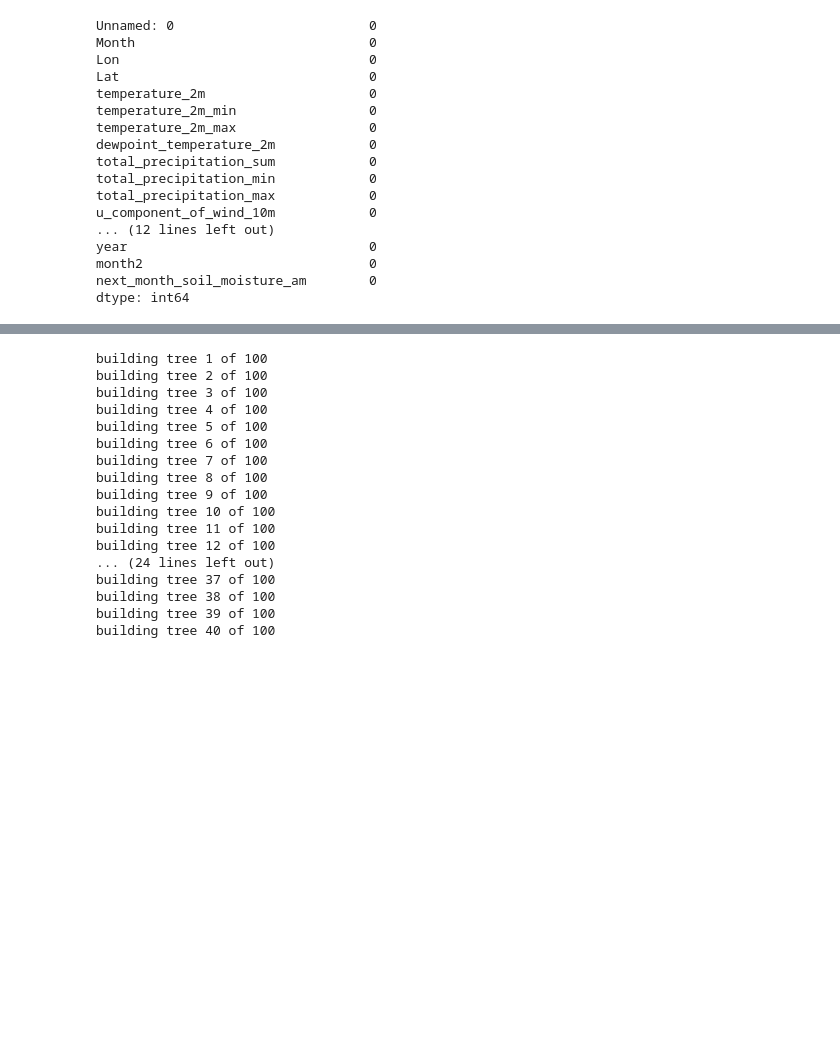
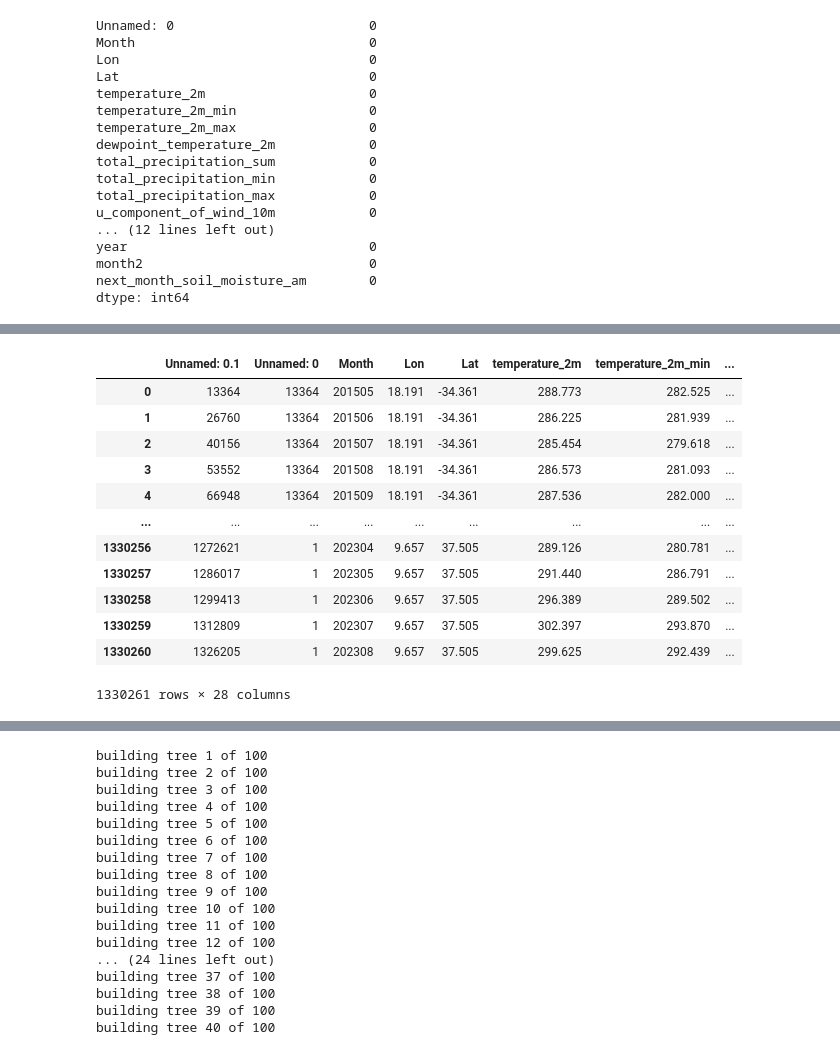
Before and after one commit to RoyZhaoGA/DroughtForecastAI, a Jupyter notebook: DroughtPrediction.ipynb, the cells around one changed output, grey strips where cells are left out. Saved outputs shown, nothing was run; the diff lists cells and outputs as text; code cells hidden in the pictures; blank space fills up the shorter version.

```diff
--- a/DroughtPrediction.ipynb
+++ b/DroughtPrediction.ipynb
@@ -320,0 +321,16 @@ processed_dataset = pd.read_csv("/content/drive/MyDrive/DroughtCastAI/Dataset/Pr
+# %%
+processed_dataset
+# %% [output]
+|  | Unnamed: 0.1 | Unnamed: 0 | Month | Lon | Lat | temperature_2m | temperature_2m_min | ... |
+| 0 | 13364 | 13364 | 201505 | 18.191 | -34.361 | 288.773 | 282.525 | ... |
+| 1 | 26760 | 13364 | 201506 | 18.191 | -34.361 | 286.225 | 281.939 | ... |
+| 2 | 40156 | 13364 | 201507 | 18.191 | -34.361 | 285.454 | 279.618 | ... |
+| 3 | 53552 | 13364 | 201508 | 18.191 | -34.361 | 286.573 | 281.093 | ... |
+| 4 | 66948 | 13364 | 201509 | 18.191 | -34.361 | 287.536 | 282.000 | ... |
+| ... | ... | ... | ... | ... | ... | ... | ... | ... |
+| 1330256 | 1272621 | 1 | 202304 | 9.657 | 37.505 | 289.126 | 280.781 | ... |
+| 1330257 | 1286017 | 1 | 202305 | 9.657 | 37.505 | 291.440 | 286.791 | ... |
+| 1330258 | 1299413 | 1 | 202306 | 9.657 | 37.505 | 296.389 | 289.502 | ... |
+| 1330259 | 1312809 | 1 | 202307 | 9.657 | 37.505 | 302.397 | 293.870 | ... |
+| 1330260 | 1326205 | 1 | 202308 | 9.657 | 37.505 | 299.625 | 292.439 | ... |
+1330261 rows × 28 columns
```
Also changed, not shown: parts of 13 cells of this notebook.
